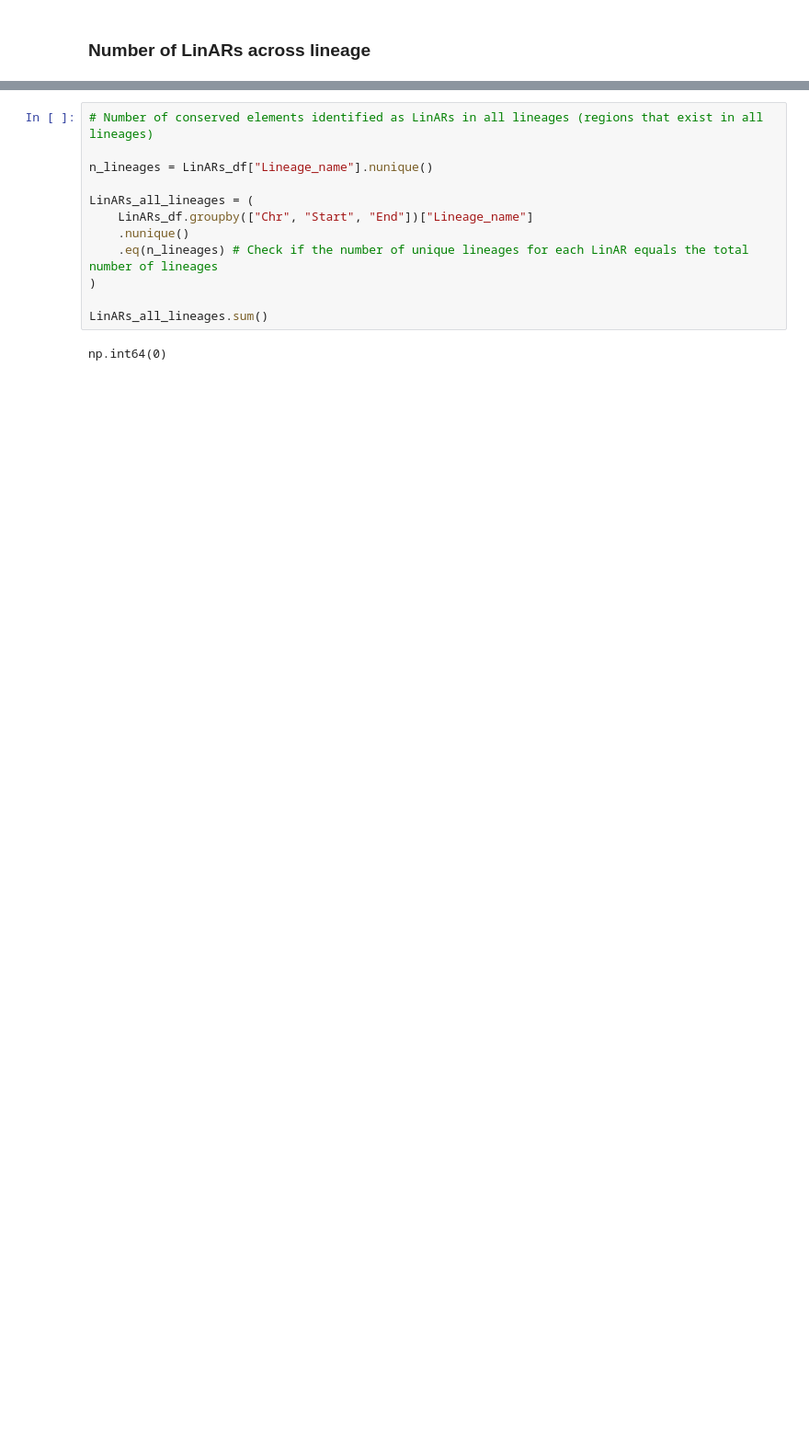
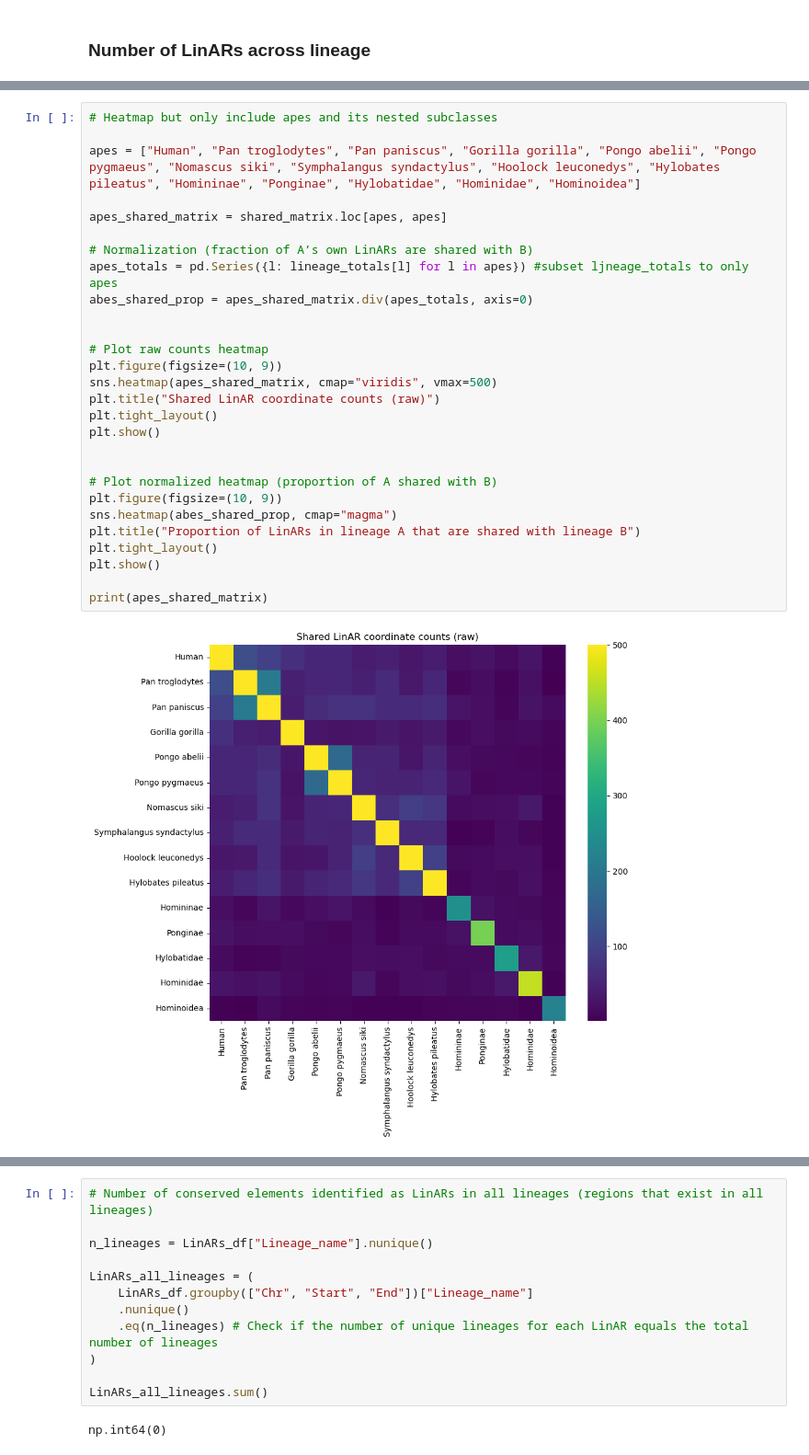
Before and after one commit to munch-group/cecilie-har-pib, a Jupyter notebook: notebooks/pib_notebook.ipynb, the cells around one changed output, grey strips where cells are left out. Shown at 92% size. Drawn from its saved outputs; the diff is of its cells as text; blank space fills up the shorter version.

```diff
--- a/notebooks/pib_notebook.ipynb
+++ b/notebooks/pib_notebook.ipynb
@@ -92,0 +174,30 @@ Number of LinARs in chimpanzee: 933
+# %%
+# Heatmap but only include apes and its nested subclasses
+
+apes = ["Human", "Pan troglodytes", "Pan paniscus", "Gorilla gorilla", "Pongo abelii", "Pongo pygmaeus", "Nomascus siki", "Symphalangus syndactylus", "Hoolock leuconedys", "Hylobates pileatus", "Homininae", "Ponginae", "Hylobatidae", "Hominidae", "Hominoidea"]
+
+apes_shared_matrix = shared_matrix.loc[apes, apes]
+
+# Normalization (fraction of A’s own LinARs are shared with B)
+apes_totals = pd.Series({l: lineage_totals[l] for l in apes}) #subset ljneage_totals to only apes
+abes_shared_prop = apes_shared_matrix.div(apes_totals, axis=0)
+
+
+# Plot raw counts heatmap
+plt.figure(figsize=(10, 9))
+sns.heatmap(apes_shared_matrix, cmap="viridis", vmax=500)
+plt.title("Shared LinAR coordinate counts (raw)")
+plt.tight_layout()
+plt.show()
+
+
+# Plot normalized heatmap (proportion of A shared with B)
+plt.figure(figsize=(10, 9))
+sns.heatmap(abes_shared_prop, cmap="magma")
+plt.title("Proportion of LinARs in lineage A that are shared with lineage B")
+plt.tight_layout()
+plt.show()
+
+print(apes_shared_matrix)
+# %% [output]
+[figure, added]
```
Also changed, not shown: parts of 30 cells of this notebook.
